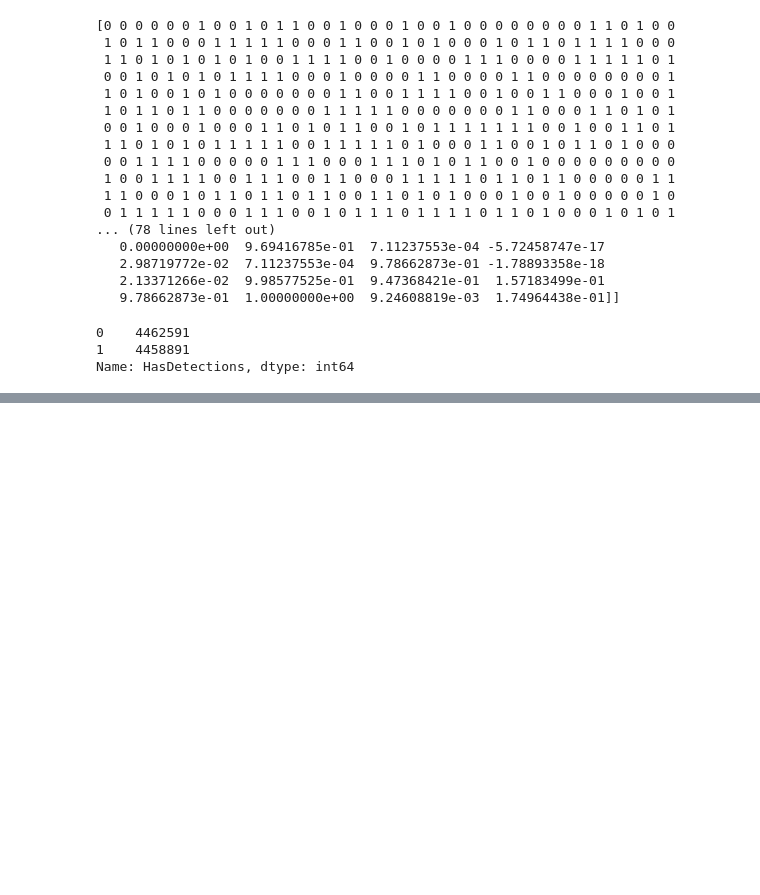
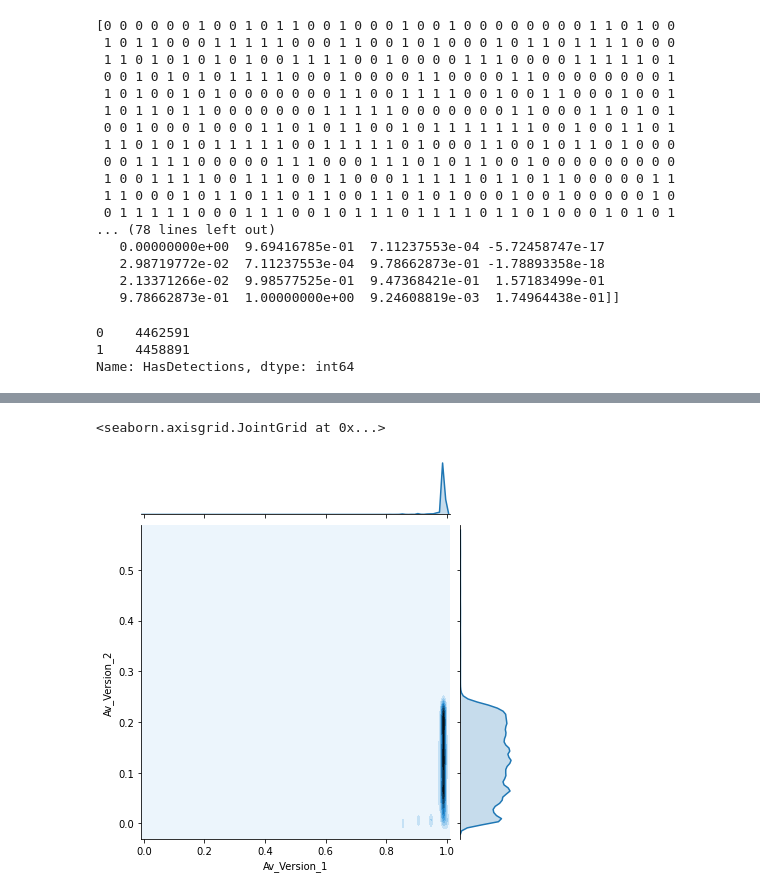
Before and after one commit to mshaio/Cyber, a Jupyter notebook: MicrosoftMalwarePredictionData/PC Virus Infection NN.ipynb, the cells around one changed output, grey strips where cells are left out. Saved outputs shown, nothing was run; the diff lists cells and outputs as text; code cells hidden in the pictures; blank space fills up the shorter version.

```diff
--- a/MicrosoftMalwarePredictionData/PC Virus Infection NN.ipynb
+++ b/MicrosoftMalwarePredictionData/PC Virus Infection NN.ipynb
@@ -491,0 +521,8 @@ Name: HasDetections, dtype: int64
+# %%
+"""
+Somewhere in the middle
+"""
+sns.jointplot(x="Av_Version_1", y="Av_Version_2", data=AvSigVersion_1_2[4000000:4100000], kind="kde")
+# %% [output]
+<seaborn.axisgrid.JointGrid at 0x...>
+[figure, added]
```
Also changed, not shown: parts of 8 cells of this notebook.
